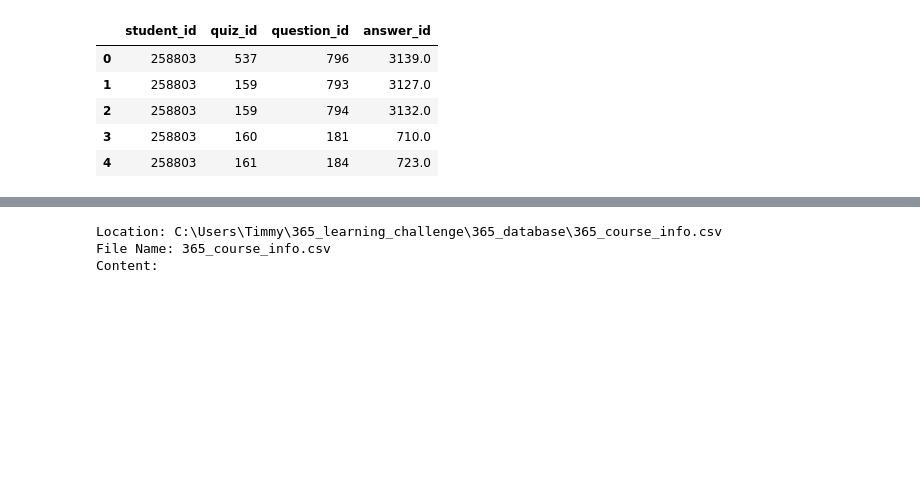
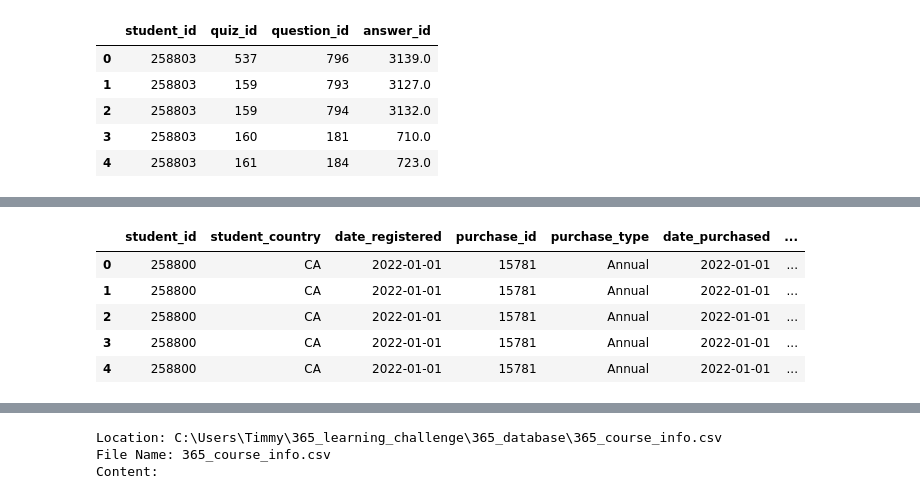
Before and after one commit to tim-keriazes/365-Learning--Data--Challenge, a Jupyter notebook: working_notebook.ipynb, the cells around one changed output, grey strips where cells are left out. Drawn from its saved outputs; the diff is of its cells as text; code cells hidden in the pictures; blank space fills up the shorter version.

```diff
--- a/working_notebook.ipynb
+++ b/working_notebook.ipynb
@@ -461,0 +533,11 @@ Name: student_id, Length: 7502, dtype: int64
+# %%
+result2 = pd.merge(result,student_engagement, on=["student_id"])
+# %%
+result2.head()
+# %% [output]
+|  | student_id | student_country | date_registered | purchase_id | purchase_type | date_purchased | ... |
+| 0 | 258800 | CA | 2022-01-01 | 15781 | Annual | 2022-01-01 | ... |
+| 1 | 258800 | CA | 2022-01-01 | 15781 | Annual | 2022-01-01 | ... |
+| 2 | 258800 | CA | 2022-01-01 | 15781 | Annual | 2022-01-01 | ... |
+| 3 | 258800 | CA | 2022-01-01 | 15781 | Annual | 2022-01-01 | ... |
+| 4 | 258800 | CA | 2022-01-01 | 15781 | Annual | 2022-01-01 | ... |
```
Also changed, not shown: parts of 18 cells of this notebook.
